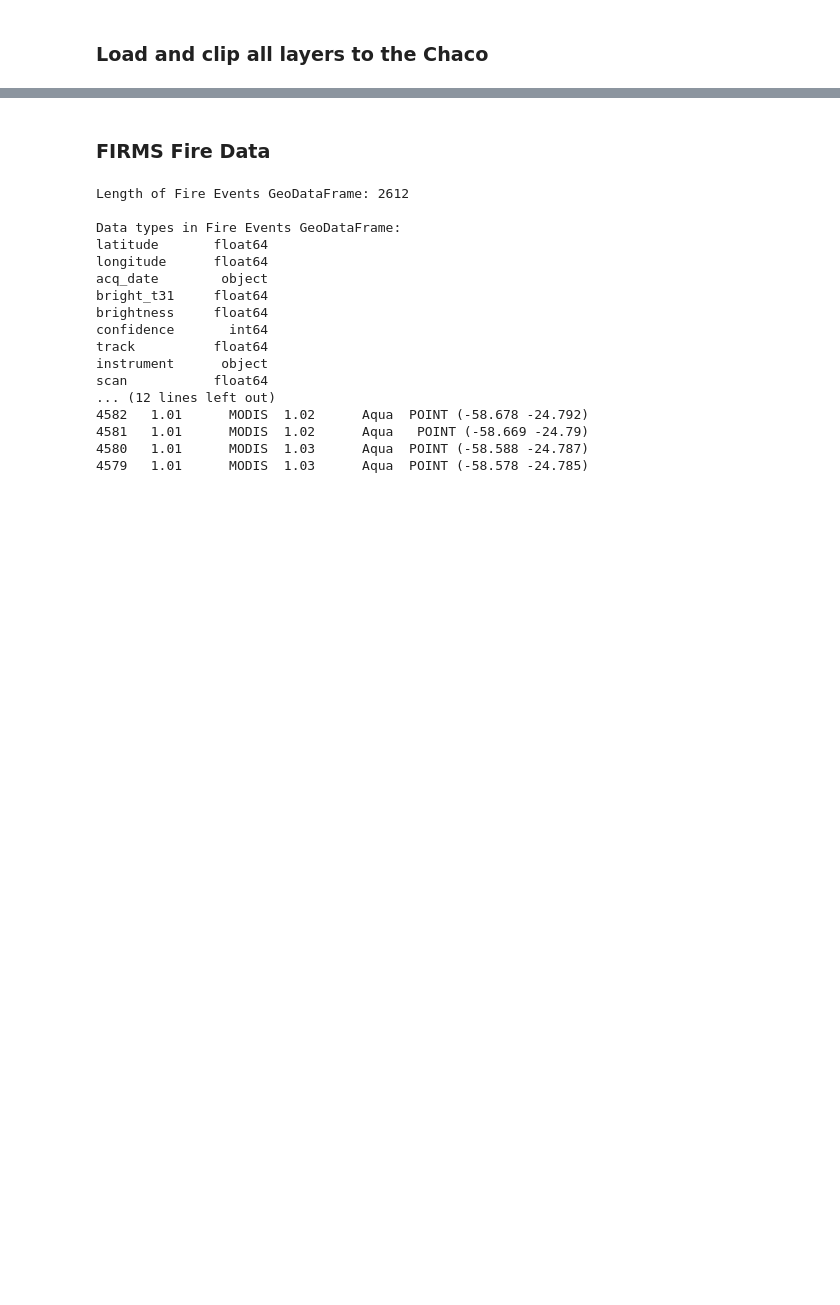
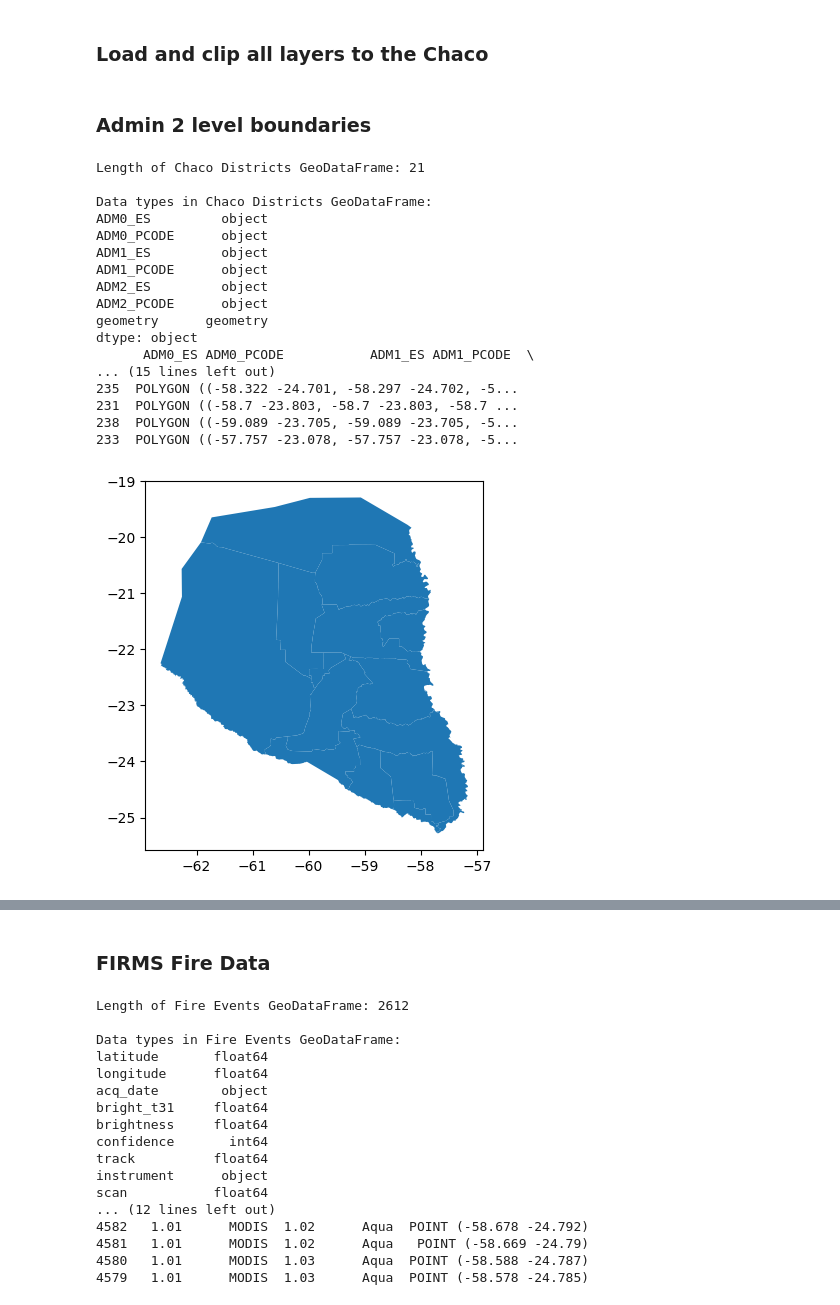
Before and after one commit to p-med/Wildfire-geospatial-dashboard, a Jupyter notebook: data/Data_process.ipynb, the cells around one changed output, grey strips where cells are left out. Cells and saved outputs as stored; diff of their text form; code cells hidden in the pictures; blank space fills up the shorter version.

```diff
--- a/data/Data_process.ipynb
+++ b/data/Data_process.ipynb
@@ -127,3 +137,39 @@ CREATE TABLE chaco_boundaries (
 def clip_to_chaco(gdf):
     gdf_clipped = gpd.clip(gdf, chaco_boundaries)
     return gdf_clipped
+# %% [markdown]
+### Admin 2 level boundaries
+# %%
+# Ingest data
+# Convert to GeoDataFrame
+pry_districts_gdf = gpd.read_file('raw/boundaries/pry_admbnda_adm2_DGEEC_2020.shp')
+pry_districts_gdf.set_crs(epsg=32720, inplace=True, allow_override=True)
+
+# Remove unused columns
+# pry_districts_gdf.drop(columns=['fid','DPTO','DISTRITO', 'DPTO_DESC','AREA','DIST_DESC', 'RODA_VIA', 'Long_Metro'], inplace=True)
+#Clip to Chaco region
+chaco_districts = clip_to_chaco(pry_districts_gdf.copy())
+
+del(pry_districts_gdf) # Remove full dataset
+
+# Display first 5 rows of the GeoDataFrame and get length of data
+display_gdf_info(chaco_districts, "Chaco Districts")
+# %% [output]
+Length of Chaco Districts GeoDataFrame: 21
+
+Data types in Chaco Districts GeoDataFrame:
+ADM0_ES         object
+ADM0_PCODE      object
+ADM1_ES         object
+ADM1_PCODE      object
+ADM2_ES         object
+ADM2_PCODE      object
+geometry      geometry
+dtype: object
+      ADM0_ES ADM0_PCODE           ADM1_ES ADM1_PCODE  \
+... (15 lines left out)
+235  POLYGON ((-58.322 -24.701, -58.297 -24.702, -5...
+231  POLYGON ((-58.7 -23.803, -58.7 -23.803, -58.7 ...
+238  POLYGON ((-59.089 -23.705, -59.089 -23.705, -5...
+233  POLYGON ((-57.757 -23.078, -57.757 -23.078, -5...
+[figure, added]
```
Also changed, not shown: parts of 15 cells of this notebook, 1 other file.
